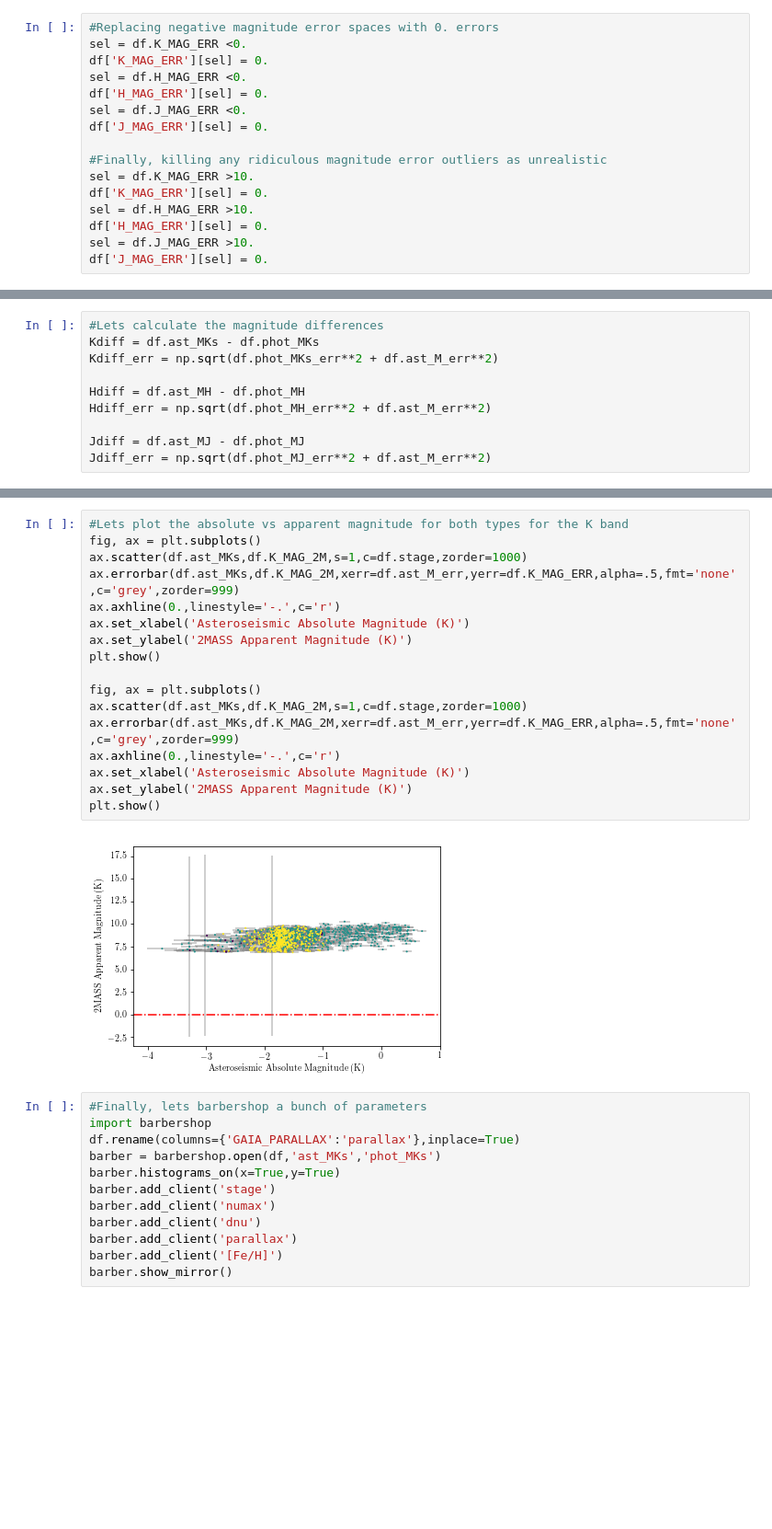
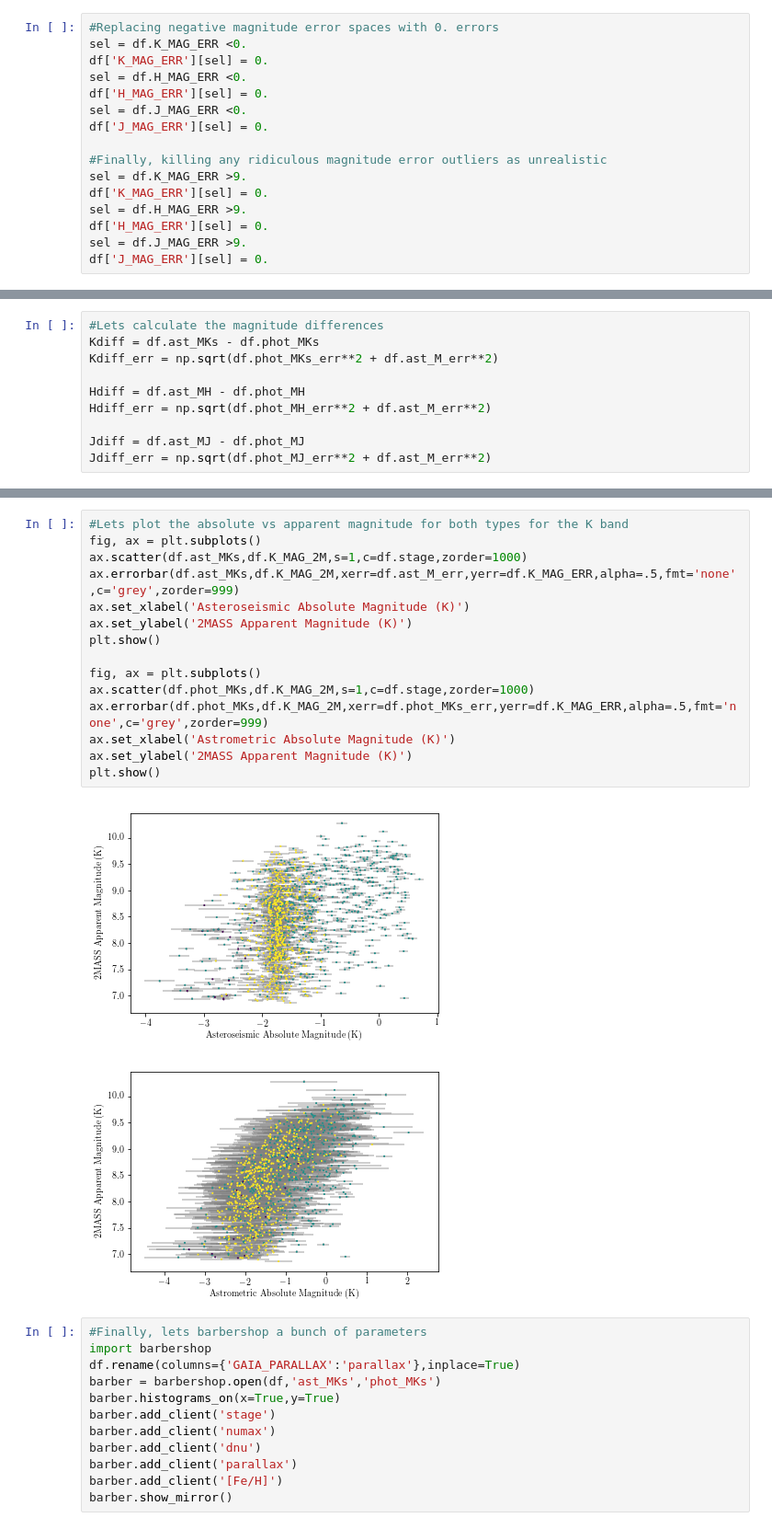
Before and after one commit to ojhall94/GAIA, a Jupyter notebook: Scripts/compare_magnitudes.ipynb, the cells around one changed output, grey strips where cells are left out. Shown: that part at 92% size. Drawn from its saved outputs; the diff is of its cells as text; blank space fills up the shorter version.

Commit message:
Updated plots on compare_magnitudes.ipynb

```diff
--- a/Scripts/compare_magnitudes.ipynb
+++ b/Scripts/compare_magnitudes.ipynb
@@ -100,11 +100,11 @@ sel = df.J_MAG_ERR <0.
 df['J_MAG_ERR'][sel] = 0.
 
 #Finally, killing any ridiculous magnitude error outliers as unrealistic
-sel = df.K_MAG_ERR >10.
+sel = df.K_MAG_ERR >9.
 df['K_MAG_ERR'][sel] = 0.
-sel = df.H_MAG_ERR >10.
+sel = df.H_MAG_ERR >9.
 df['H_MAG_ERR'][sel] = 0.
-sel = df.J_MAG_ERR >10.
+sel = df.J_MAG_ERR >9.
 df['J_MAG_ERR'][sel] = 0.
 # %% [output]
 A value is trying to be set on a copy of a slice from a DataFrame
@@ -282,22 +282,21 @@ plt.show()
 # %%
 #Lets plot the absolute vs apparent magnitude for both types for the K band
 fig, ax = plt.subplots()
 ax.scatter(df.ast_MKs,df.K_MAG_2M,s=1,c=df.stage,zorder=1000)
 ax.errorbar(df.ast_MKs,df.K_MAG_2M,xerr=df.ast_M_err,yerr=df.K_MAG_ERR,alpha=.5,fmt='none',c='grey',zorder=999)
-ax.axhline(0.,linestyle='-.',c='r')
 ax.set_xlabel('Asteroseismic Absolute Magnitude (K)')
 ax.set_ylabel('2MASS Apparent Magnitude (K)')
 plt.show()
 
 fig, ax = plt.subplots()
-ax.scatter(df.ast_MKs,df.K_MAG_2M,s=1,c=df.stage,zorder=1000)
-ax.errorbar(df.ast_MKs,df.K_MAG_2M,xerr=df.ast_M_err,yerr=df.K_MAG_ERR,alpha=.5,fmt='none',c='grey',zorder=999)
-ax.axhline(0.,linestyle='-.',c='r')
-ax.set_xlabel('Asteroseismic Absolute Magnitude (K)')
+ax.scatter(df.phot_MKs,df.K_MAG_2M,s=1,c=df.stage,zorder=1000)
+ax.errorbar(df.phot_MKs,df.K_MAG_2M,xerr=df.phot_MKs_err,yerr=df.K_MAG_ERR,alpha=.5,fmt='none',c='grey',zorder=999)
+ax.set_xlabel('Astrometric Absolute Magnitude (K)')
 ax.set_ylabel('2MASS Apparent Magnitude (K)')
 plt.show()
 # %% [output]
-[figure, old version]
+[figure, new version]
+[figure, added]
 # %%
 #Finally, lets barbershop a bunch of parameters
 import barbershop
```
Also changed, not shown: parts of 3 cells of this notebook.
